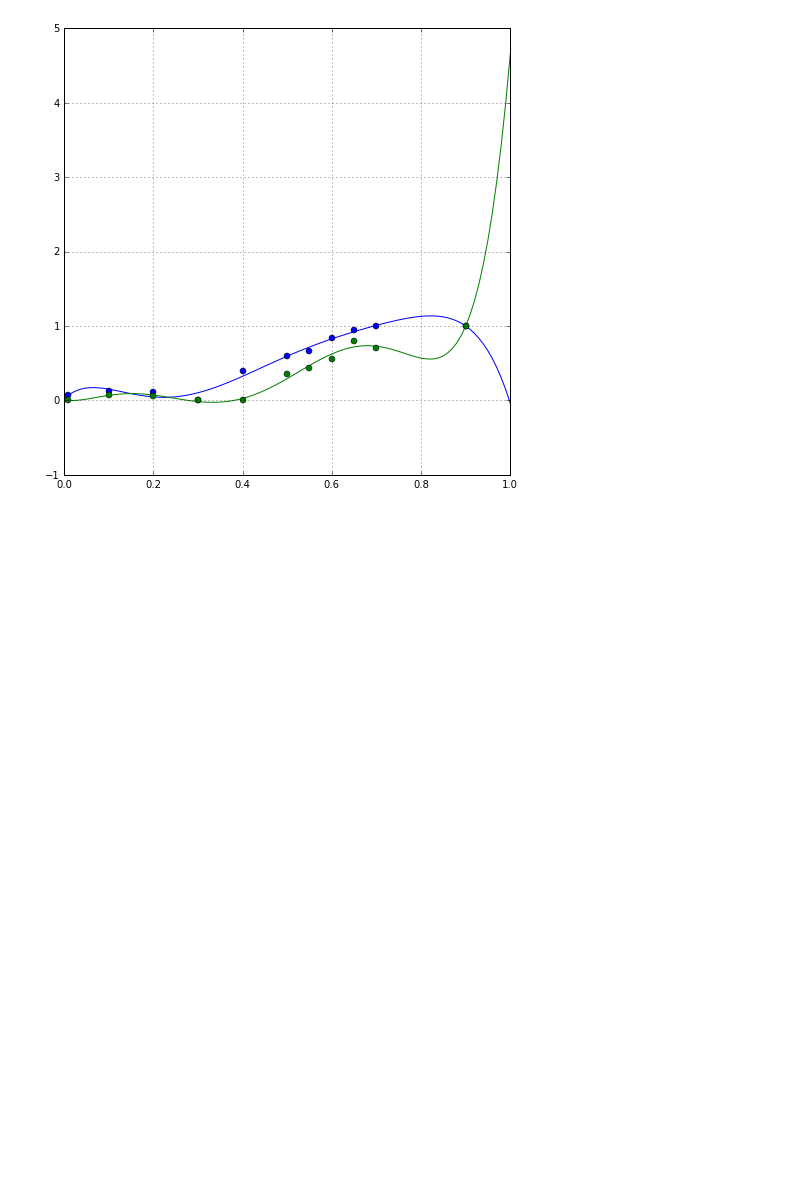
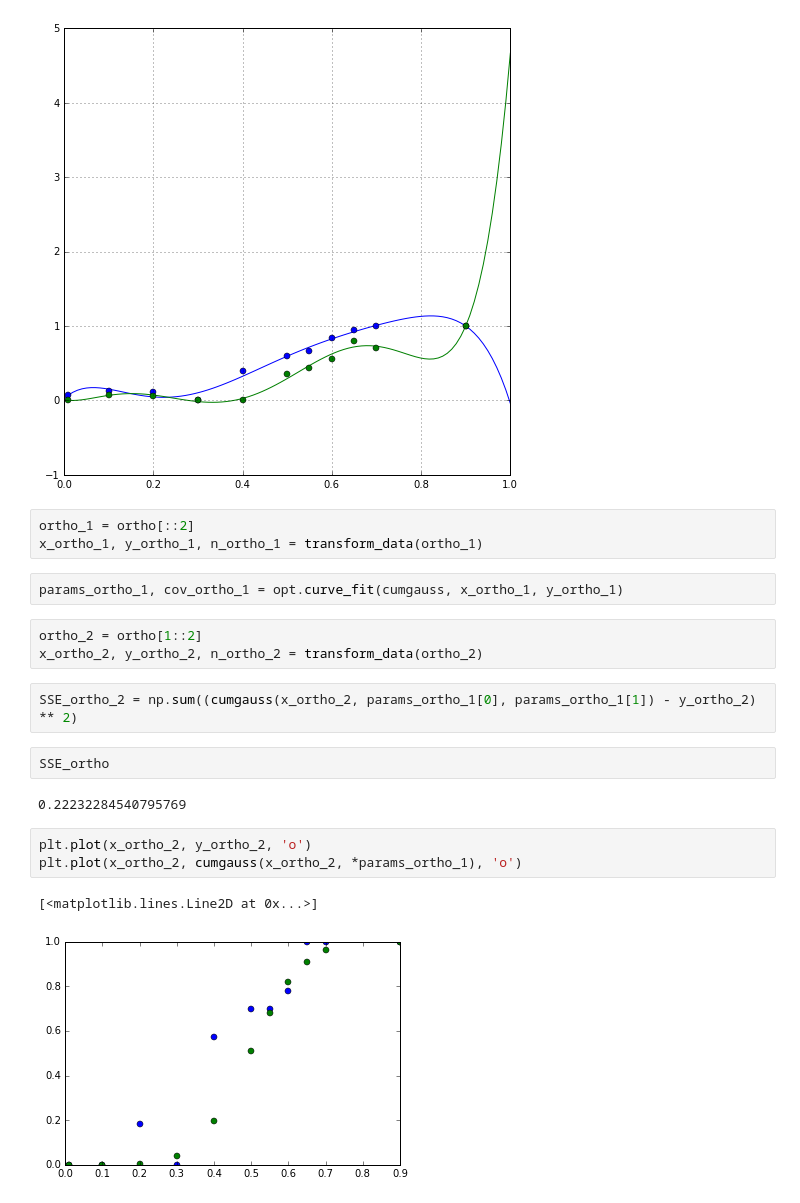
Before and after one commit to arokem/scipy-optimize, a Jupyter notebook: code/make-figures.ipynb, the cells around one changed output. Drawn from its saved outputs; the diff is of its cells as text; blank space fills up the shorter version.

Commit message:
Closing in on the final few lines there.
And need to loop back for another look through everything.

```diff
--- a/code/make-figures.ipynb
+++ b/code/make-figures.ipynb
@@ -314,3 +317,23 @@ fig.set_size_inches([8,8])
 fig.savefig('../img/figure9.png')
 # %% [output]
 [figure]
+# %%
+ortho_1 = ortho[::2]
+x_ortho_1, y_ortho_1, n_ortho_1 = transform_data(ortho_1)
+# %%
+params_ortho_1, cov_ortho_1 = opt.curve_fit(cumgauss, x_ortho_1, y_ortho_1)
+# %%
+ortho_2 = ortho[1::2]
+x_ortho_2, y_ortho_2, n_ortho_2 = transform_data(ortho_2)
+# %%
+SSE_ortho_2 = np.sum((cumgauss(x_ortho_2, params_ortho_1[0], params_ortho_1[1]) - y_ortho_2) ** 2)
+# %%
+SSE_ortho
+# %% [output]
+0.22232284540795769
+# %%
+plt.plot(x_ortho_2, y_ortho_2, 'o')
+plt.plot(x_ortho_2, cumgauss(x_ortho_2, *params_ortho_1), 'o')
+# %% [output]
+[<matplotlib.lines.Line2D at 0x...>]
+[figure, added]
```
Also changed, not shown: parts of 12 cells of this notebook, 12 other files.
